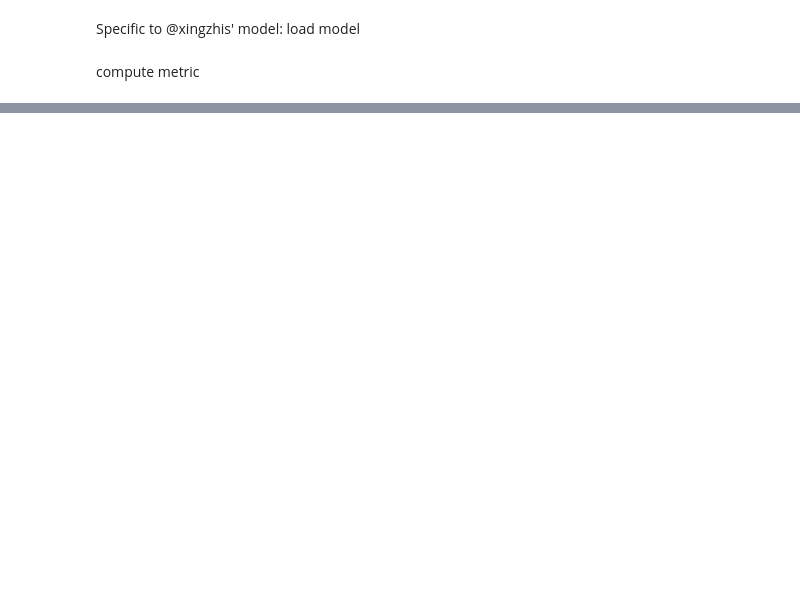
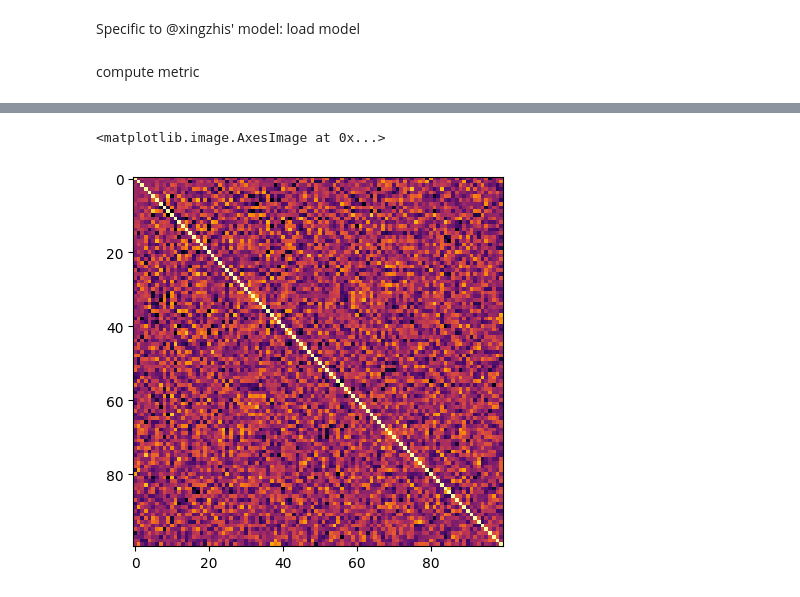
Before and after one commit to KrishnaswamyLab/GeometryAwareGenerativeAutoencoder, a Jupyter notebook: notebooks/test_evaluation.ipynb, the cells around one changed output, grey strips where cells are left out. Cells and saved outputs as stored; diff of their text form; code cells hidden in the pictures; blank space fills up the shorter version.

```diff
--- a/notebooks/test_evaluation.ipynb
+++ b/notebooks/test_evaluation.ipynb
@@ -70,0 +128,5 @@ result
+# %%
+plt.imshow(corrs_recon, cmap='inferno')
+# %% [output]
+<matplotlib.image.AxesImage at 0x...>
+[figure, added]
```
Also changed, not shown: parts of 90 cells of this notebook, 12 other files.
